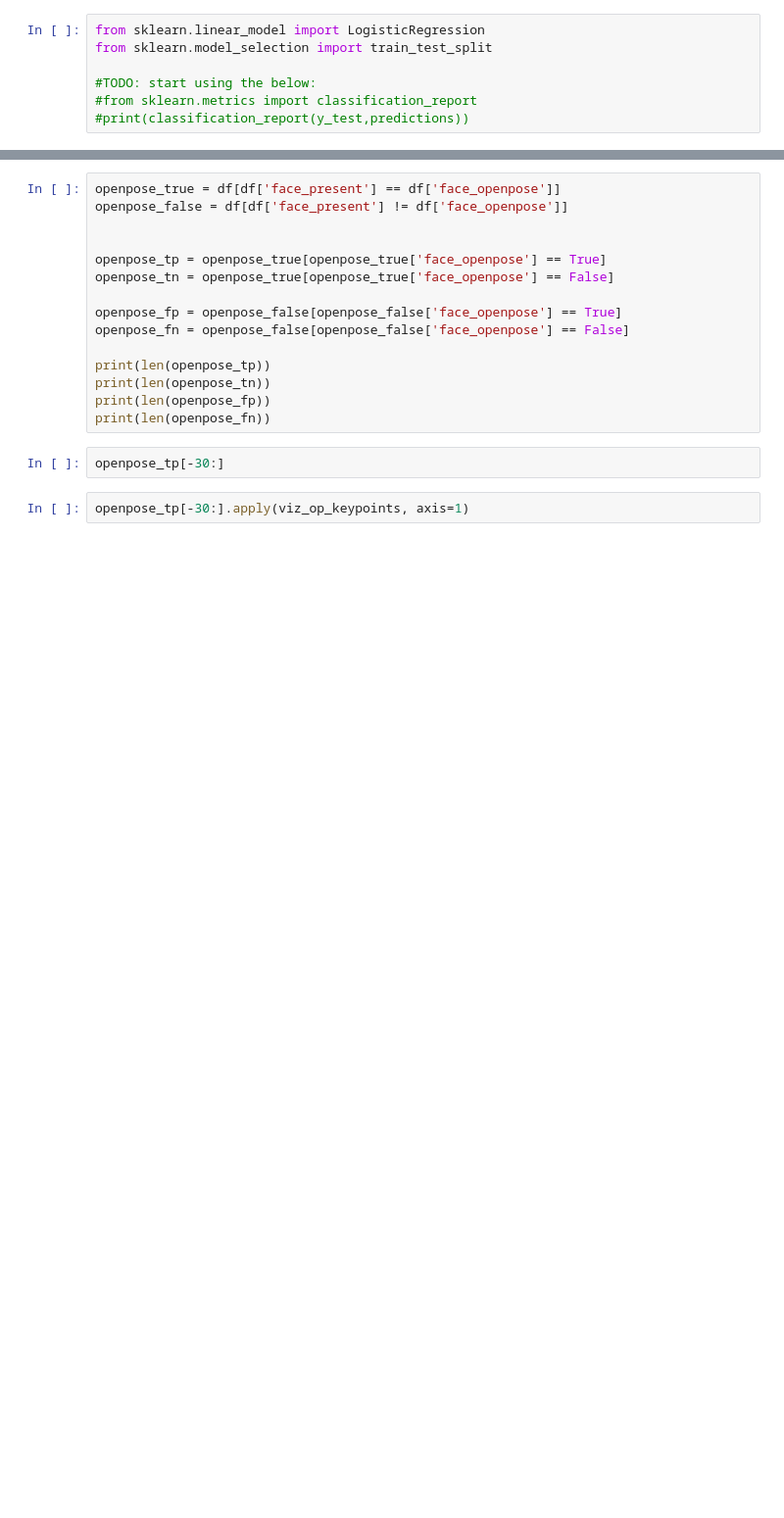
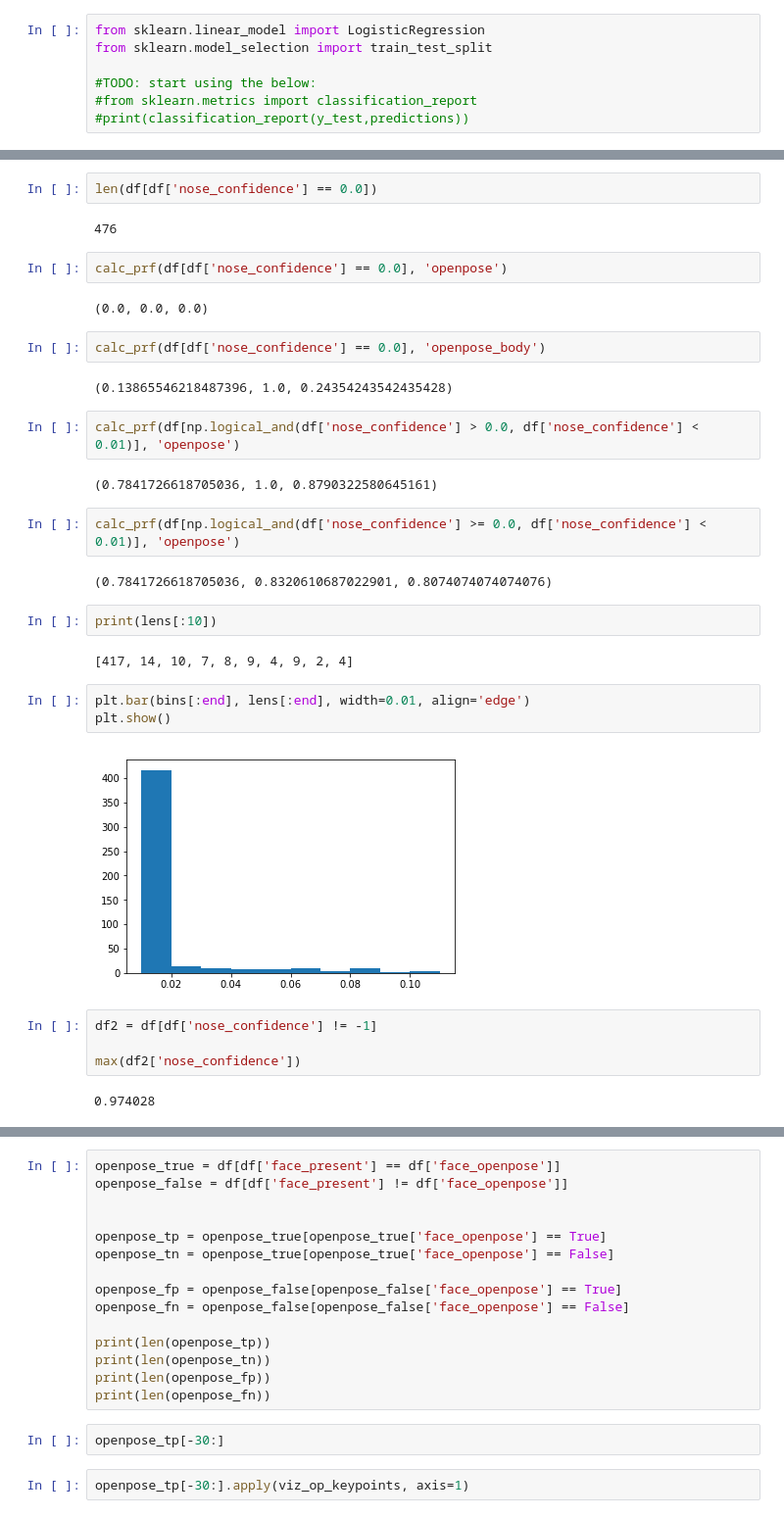
Before and after one commit to brialorelle/headcam-algo, a Jupyter notebook: src/gold_set_eval.ipynb, the cells around one changed output, grey strips where cells are left out. Shown: that part at 98% size. Cells and saved outputs as stored; diff of their text form; blank space fills up the shorter version.

```diff
--- a/src/gold_set_eval.ipynb
+++ b/src/gold_set_eval.ipynb
@@ -219,0 +213,35 @@ df = pd.read_json('gold_set_sample.json')
+# %%
+len(df[df['nose_confidence'] == 0.0])
+# %% [output]
+476
+# %%
+calc_prf(df[df['nose_confidence'] == 0.0], 'openpose')
+# %% [output]
+(0.0, 0.0, 0.0)
+# %%
+calc_prf(df[df['nose_confidence'] == 0.0], 'openpose_body')
+# %% [output]
+(0.13865546218487396, 1.0, 0.24354243542435428)
+# %%
+calc_prf(df[np.logical_and(df['nose_confidence'] > 0.0, df['nose_confidence'] < 0.01)], 'openpose')
+# %% [output]
+(0.7841726618705036, 1.0, 0.8790322580645161)
+# %%
+calc_prf(df[np.logical_and(df['nose_confidence'] >= 0.0, df['nose_confidence'] < 0.01)], 'openpose')
+# %% [output]
+(0.7841726618705036, 0.8320610687022901, 0.8074074074074076)
+# %%
+print(lens[:10])
+# %% [output]
+[417, 14, 10, 7, 8, 9, 4, 9, 2, 4]
+# %%
+plt.bar(bins[:end], lens[:end], width=0.01, align='edge')
+plt.show()
+# %% [output]
+[figure, added]
+# %%
+df2 = df[df['nose_confidence'] != -1]
+
+max(df2['nose_confidence'])
+# %% [output]
+0.974028
```
Also changed, not shown: parts of 25 cells of this notebook.
